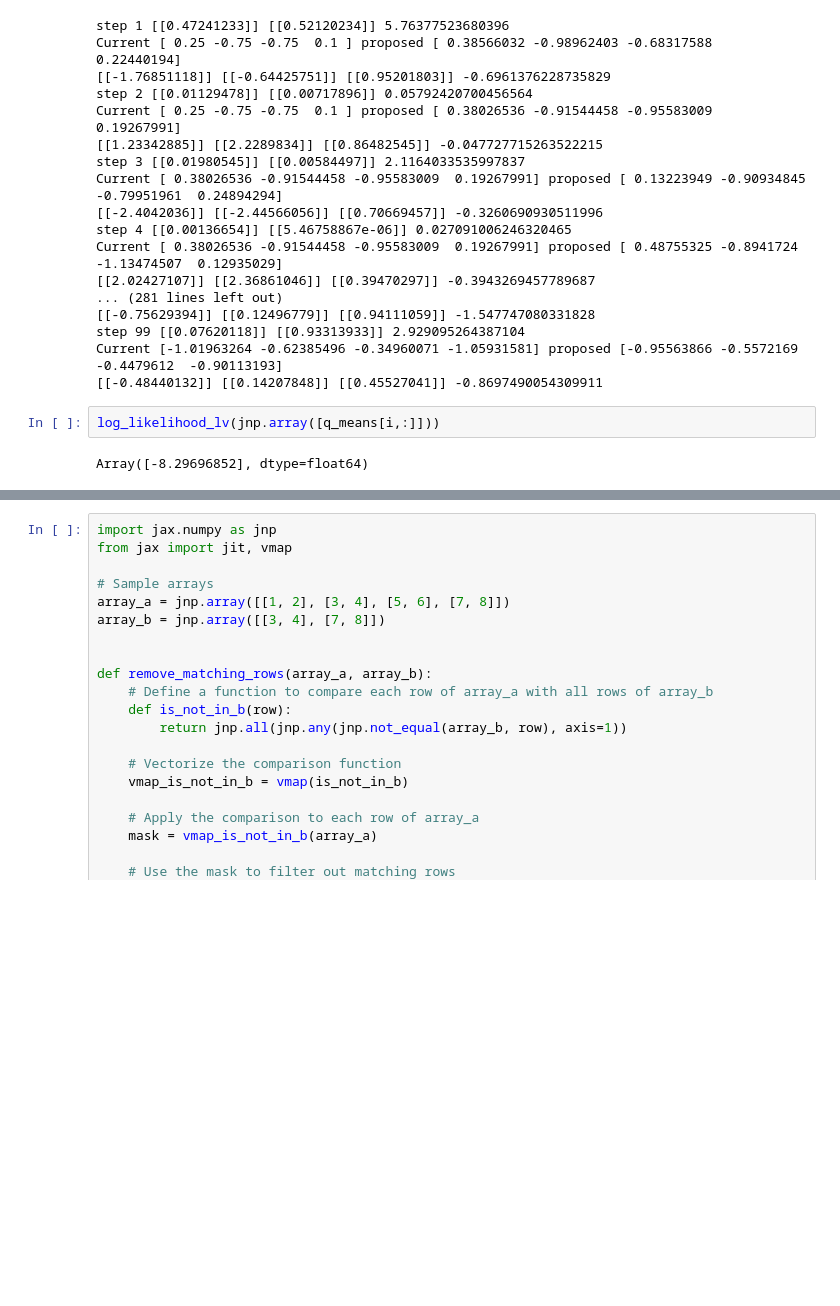
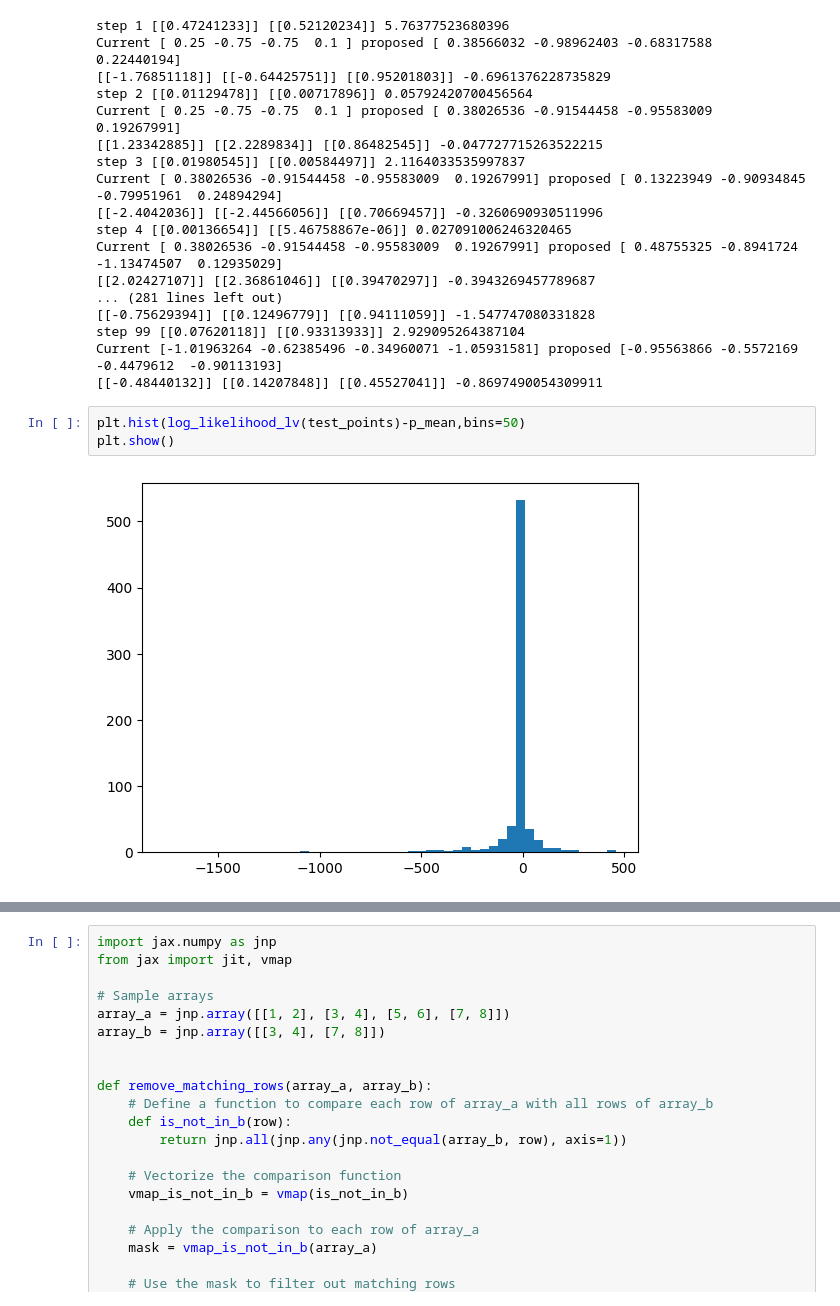
Before and after one commit to jojoroy/MScDis, a Jupyter notebook: GPMH_penalty.ipynb, the cells around one changed output, grey strips where cells are left out. Cells and saved outputs as stored; diff of their text form; blank space fills up the shorter version.

```diff
--- a/GPMH_penalty.ipynb
+++ b/GPMH_penalty.ipynb
@@ -1618,8 +1625,9 @@ Current [ 0.38026536 -0.91544458 -0.95583009  0.19267991] proposed [ 0.48755325
 step 99 [[0.07620118]] [[0.93313933]] 2.929095264387104
 Current [-1.01963264 -0.62385496 -0.34960071 -1.05931581] proposed [-0.95563866 -0.5572169  -0.4479612  -0.90113193]
 [[-0.48440132]] [[0.14207848]] [[0.45527041]] -0.8697490054309911
-# %%
-log_likelihood_lv(jnp.array([q_means[i,:]]))
-# %% [output]
-Array([-8.29696852], dtype=float64)
+# %%
+plt.hist(log_likelihood_lv(test_points)-p_mean,bins=50)
+plt.show()
+# %% [output]
+[figure, added]
 # %%
```
Also changed, not shown: parts of 8 cells of this notebook.
